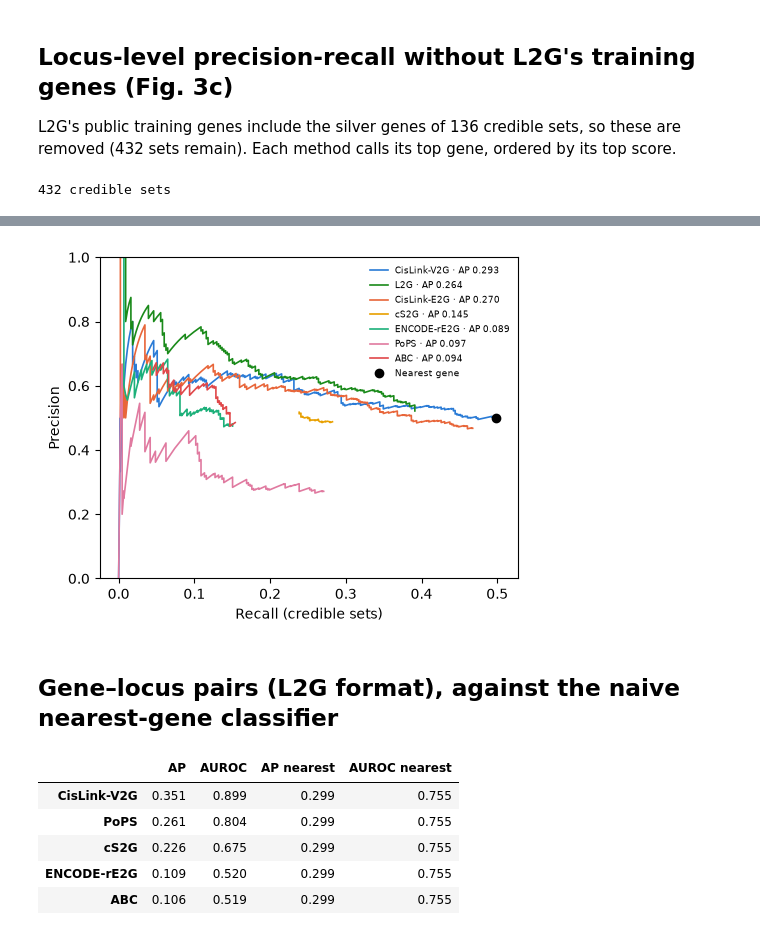
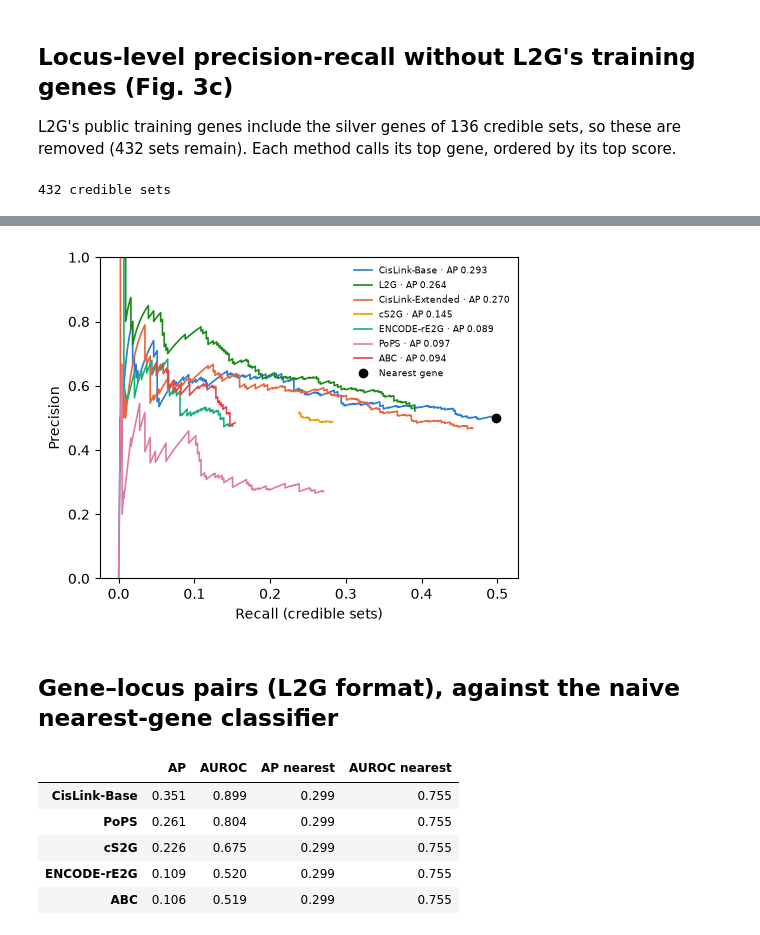
Before and after one commit to mingjutsai/CisLink, a Jupyter notebook: notebooks/05_gwas_silver_standard.ipynb, the cells around one changed output, grey strips where cells are left out. Drawn from its saved outputs; the diff is of its cells as text; code cells hidden in the pictures.

Commit message:
Docs, data columns, notebooks and metadata for release 1.4.0 (renamed models)

```diff
--- a/notebooks/05_gwas_silver_standard.ipynb
+++ b/notebooks/05_gwas_silver_standard.ipynb
@@ -13,7 +13,8 @@ from cislink import gwas
 t = pd.read_csv("../data/gwas/silver_standard.tsv.gz", sep="\t").rename(
     columns={"Credible set": "locus", "Fine-mapping region": "region", "Silver gene": "target"})
 print(t.locus.nunique(), "credible sets,", t.Trait.nunique(), "traits,", t.region.nunique(), "fine-mapping regions,", len(t), "candidate genes")
-METHODS = {"CisLink-V2G": False, "CisLink-E2G": False, "Nearest gene": True, "L2G": False, "PoPS": False, "cS2G": False, "ENCODE-rE2G": False, "ABC": False}
+METHODS = {"CisLink-Base": False, "CisLink-Extended": False, "Nearest gene": True, "L2G": False, "PoPS": False, "cS2G": False,
+           "ENCODE-rE2G": False, "ABC": False}
 # %% [output]
 568 credible sets, 31 traits, 265 fine-mapping regions, 14305 candidate genes
 # %% [markdown]
@@ -77,7 +78,7 @@ nearest_target = t.target & (t["Nearest gene"] == t.groupby("locus")["Nearest ge
 near = set(t[nearest_target].locus)
 rows = []
 for name, sub in (("silver gene is nearest", t[t.locus.isin(near)]), ("not the nearest", t[~t.locus.isin(near)])):
-    r = gwas.summarize(sub, {m: METHODS[m] for m in ("CisLink-V2G", "CisLink-E2G", "L2G", "PoPS", "cS2G", "ENCODE-rE2G")}).set_index("method").top1
+    r = gwas.summarize(sub, {m: METHODS[m] for m in ("CisLink-Base", "CisLink-Extended", "L2G", "PoPS", "cS2G", "ENCODE-rE2G")}).set_index("method").top1
     rows.append(r.rename(f"{name} ({sub.locus.nunique()})"))
 pd.concat(rows, axis=1).round(3)
 # %% [output]
@@ -97,7 +98,7 @@ L2G's public training genes include the silver genes of 136 credible sets, so th
 lo = t[~t.locus.isin(set(t[t.target & t["L2G training gene"]].locus))]
 print(lo.locus.nunique(), "credible sets")
 fig, ax = plt.subplots(figsize=(5, 4)); ap = {}
-COLORS = {"CisLink-V2G": "#2a7bd6", "L2G": "#1a8a1a", "CisLink-E2G": "#e8663a", "cS2G": "#e8a000",
+COLORS = {"CisLink-Base": "#2a7bd6", "L2G": "#1a8a1a", "CisLink-Extended": "#e8663a", "cS2G": "#e8a000",
           "ENCODE-rE2G": "#1db07a", "PoPS": "#e07aa0", "ABC": "#e0484a"}
 for m, c in COLORS.items():
     r = gwas.locus_pr(gwas.locus_calls(lo, m)); ap[m] = r["AP"]
@@ -118,12 +119,12 @@ ABC            0.094
 dtype: float64
-[figure, old version]
+[figure, new version]
 # %% [markdown]
 ## Gene–locus pairs (L2G format), against the naive nearest-gene classifier
 # %%
-pd.DataFrame({m: gwas.pair_level(t, m, nearest="Nearest gene") for m in ("CisLink-V2G", "PoPS", "cS2G", "ENCODE-rE2G", "ABC")}).T.round(3)
+pd.DataFrame({m: gwas.pair_level(t, m, nearest="Nearest gene") for m in ("CisLink-Base", "PoPS", "cS2G", "ENCODE-rE2G", "ABC")}).T.round(3)
 # %% [output]
 |  | AP | AUROC | AP nearest | AUROC nearest |
-| CisLink-V2G | 0.351 | 0.899 | 0.299 | 0.755 |
+| CisLink-Base | 0.351 | 0.899 | 0.299 | 0.755 |
 | PoPS | 0.261 | 0.804 | 0.299 | 0.755 |
 | cS2G | 0.226 | 0.675 | 0.299 | 0.755 |
 | ENCODE-rE2G | 0.109 | 0.520 | 0.299 | 0.755 |
```
Also changed, not shown: parts of 5 cells of this notebook, 19 other files.
